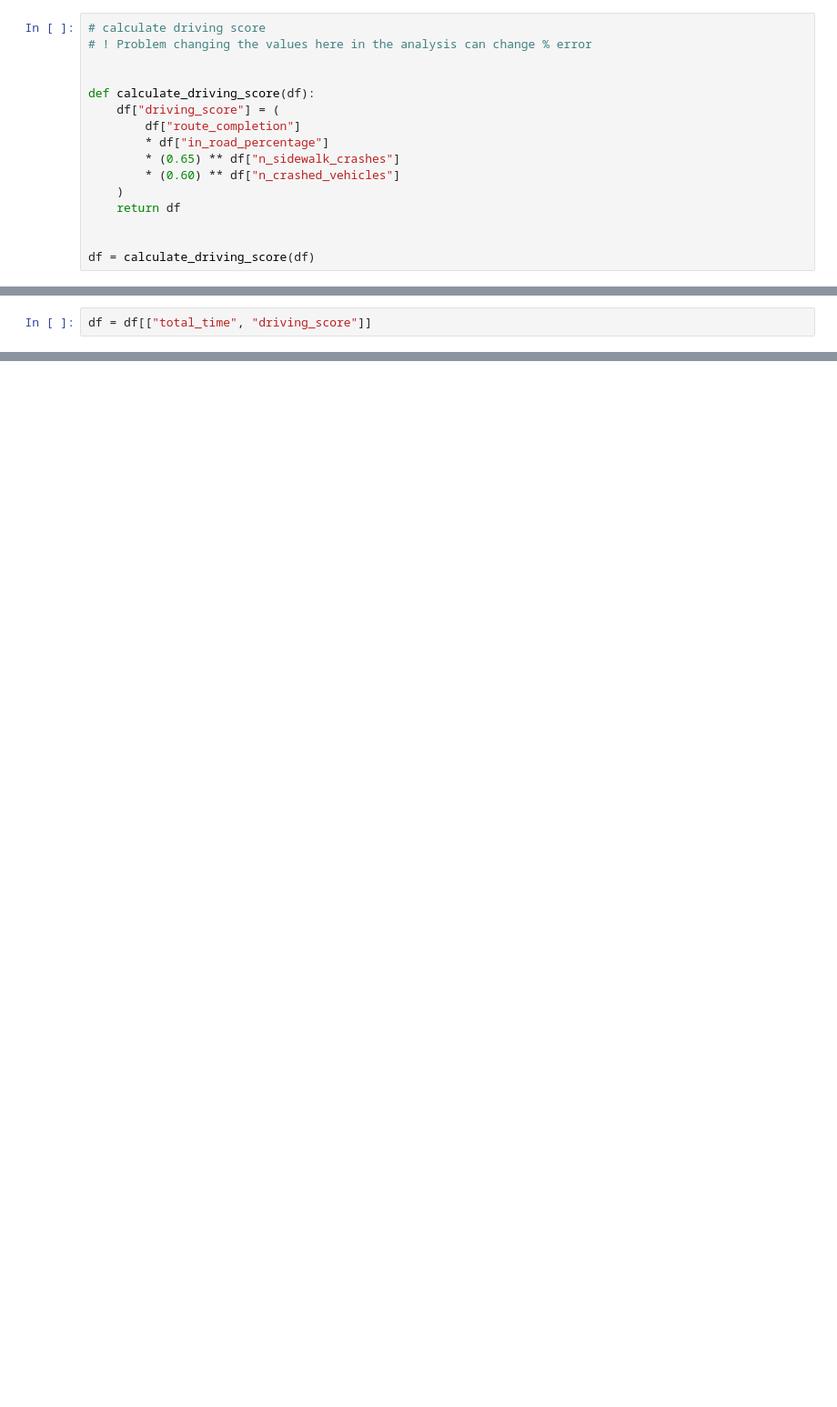
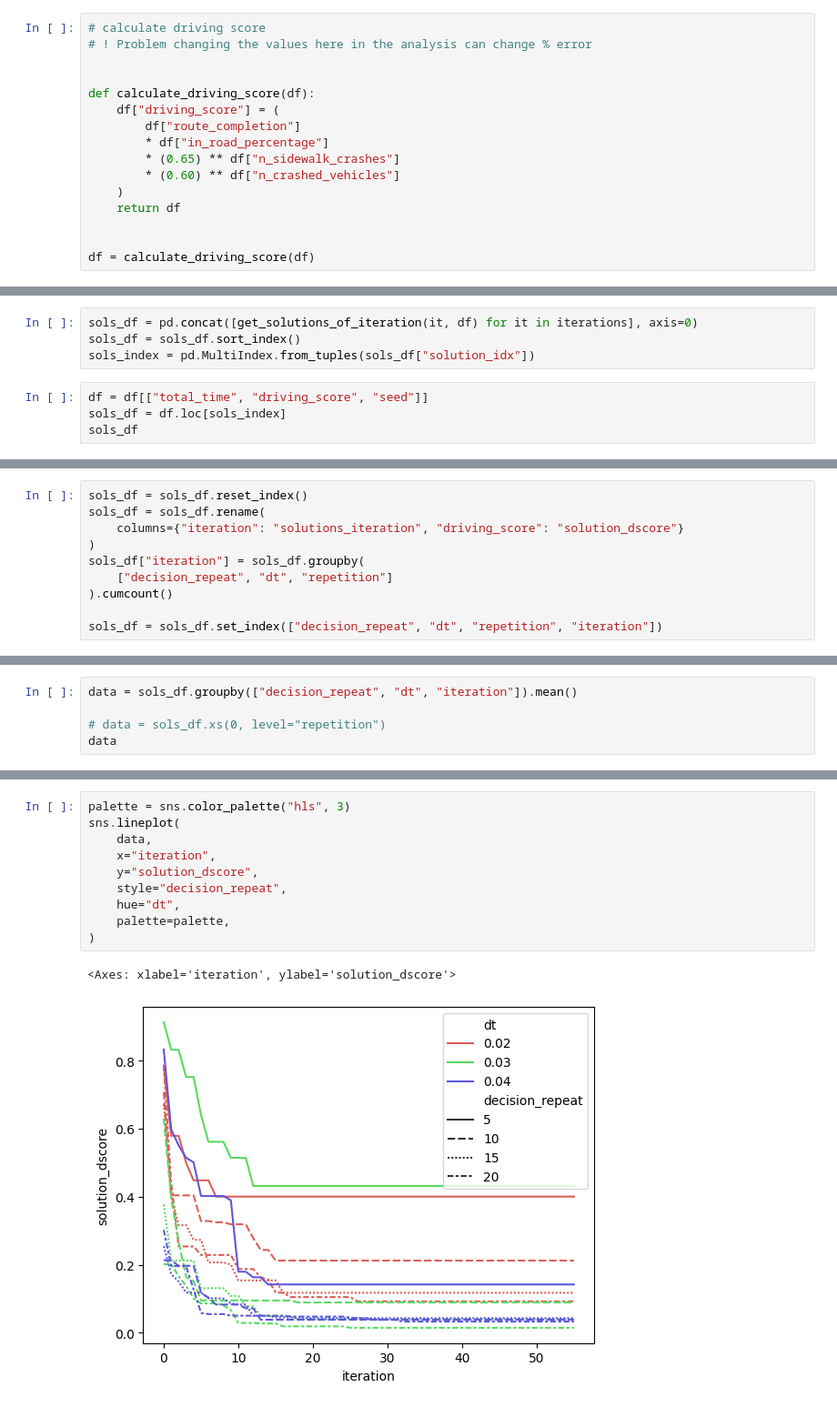
Before and after one commit to olek-osikowicz/metadrive, a Jupyter notebook: olek/analyze_rq3.ipynb, the cells around one changed output, grey strips where cells are left out. Shown at 91% size. Drawn from its saved outputs; the diff is of its cells as text; blank space fills up the shorter version.

Commit message:
Redo rq3 analyse and expose seed for verification

```diff
--- a/olek/analyze_rq3.ipynb
+++ b/olek/analyze_rq3.ipynb
@@ -164,2 +154,8 @@ sols_df = sols_df.sort_index()
+# %%
+sols_df = pd.concat([get_solutions_of_iteration(it, df) for it in iterations], axis=0)
+sols_df = sols_df.sort_index()
+sols_index = pd.MultiIndex.from_tuples(sols_df["solution_idx"])
 # %%
-df = df[["total_time", "driving_score"]]
+df = df[["total_time", "driving_score", "seed"]]
+sols_df = df.loc[sols_index]
+sols_df
@@ -233,0 +177,10 @@ Name: solution_score, dtype: float64
+# %%
+sols_df = sols_df.reset_index()
+sols_df = sols_df.rename(
+    columns={"iteration": "solutions_iteration", "driving_score": "solution_dscore"}
+)
+sols_df["iteration"] = sols_df.groupby(
+    ["decision_repeat", "dt", "repetition"]
+).cumcount()
+
+sols_df = sols_df.set_index(["decision_repeat", "dt", "repetition", "iteration"])
@@ -233,0 +205,5 @@ Name: solution_score, dtype: float64
+# %%
+data = sols_df.groupby(["decision_repeat", "dt", "iteration"]).mean()
+
+# data = sols_df.xs(0, level="repetition")
+data
@@ -233,0 +225,13 @@ Name: solution_score, dtype: float64
+# %%
+palette = sns.color_palette("hls", 3)
+sns.lineplot(
+    data,
+    x="iteration",
+    y="solution_dscore",
+    style="decision_repeat",
+    hue="dt",
+    palette=palette,
+)
+# %% [output]
+<Axes: xlabel='iteration', ylabel='solution_dscore'>
+[figure, added]
```
Also changed, not shown: parts of 10 cells of this notebook.
